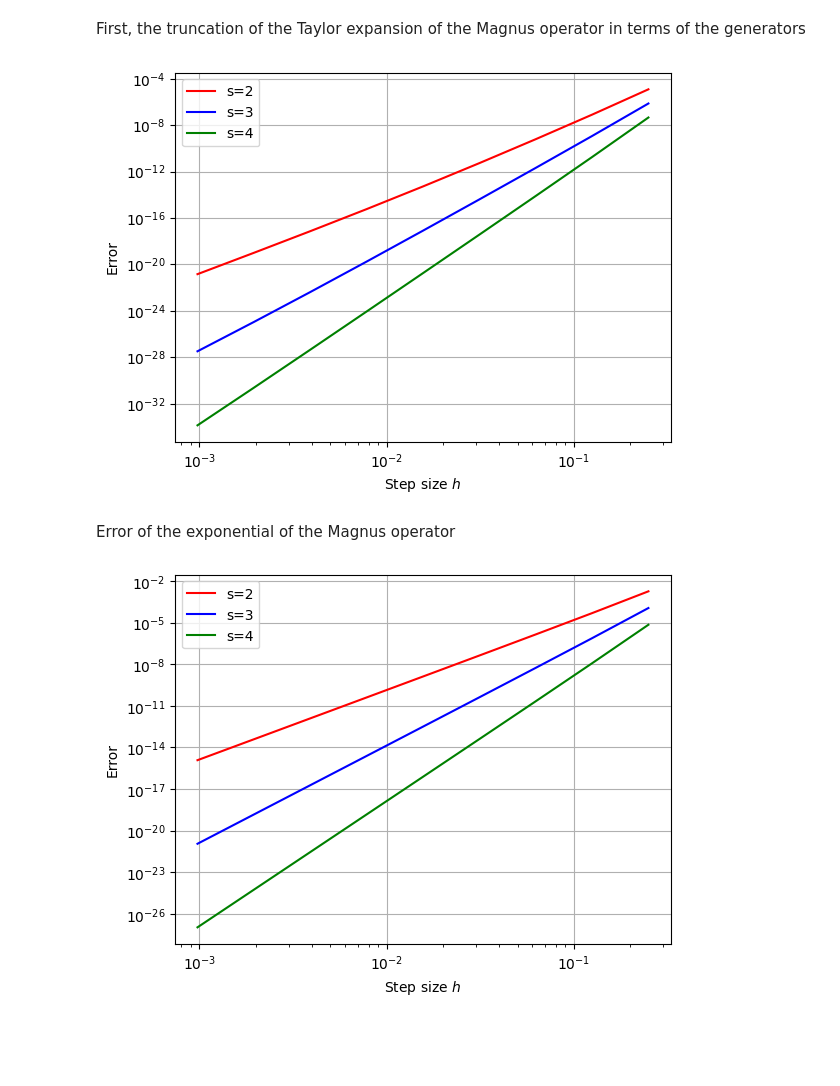
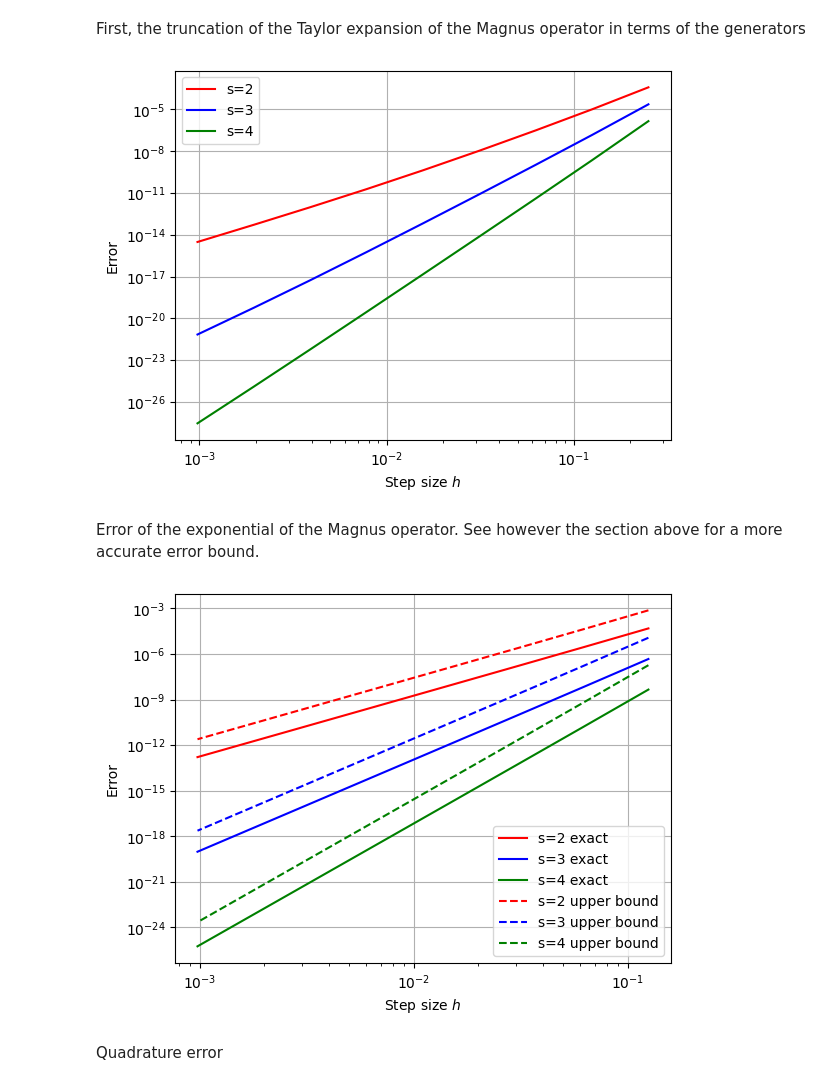
Before and after one commit to XanaduAI/CFQMagnus, a Jupyter notebook: largest_error_bounds.ipynb, the cells around one changed output. Drawn from its saved outputs; the diff is of its cells as text; code cells hidden in the pictures; blank space fills up the shorter version.

Commit message:
All error bounds + some fixes

```diff
--- a/largest_error_bounds.ipynb
+++ b/largest_error_bounds.ipynb
@@ -49,8 +112,8 @@ cs[(4,11)] = [
 # %%
-s = 4
+s = 3
 maxp = 30
-m = 11
-h = 1/(4*m) #1/(4*m)
+m = 5
+h = 1/(4*m)
 # %% [markdown]
 We need two key functions `efficient_number_compositions` and `efficient_weak_compositions`
 # %%
@@ -351,7 +420,7 @@ def partition_to_list(part):
         l += [k]*v
     return l
 # %%
-def efficient_bound(h, p, s, maxc):
+def efficient_bound(h, p, maxc):
     r"""
     Computes a bound for the error of the Magnus expansion of order p.
 
@@ -390,11 +459,13 @@ def efficient_bound(h, p, s, maxc):
 
         bound += num_combs_large/factorial[large_comb_size] * product
 
+    assert(bound/2**(p) <= 1)
+
     return bound * (h/2)**p
 
 h = 1/10
 s = 2
 maxc = 1
-for p in range(1, 30):
-    print(p, efficient_bound(h, p, s, maxc))
+for p in range(0, 30):
+    print(p, efficient_bound(h, p, maxc))
 # %% [output]
@@ -418,7 +489,7 @@ for p in range(1, 30):
 # %%
 # Compute the accumulated bound for different values of h and s
 hs = [1/(2) * 1/2**i for i in range(1,10)]
-maxp = 50
+maxp = 20
 m = 2
 
 for (s, color) in zip([2, 3, 4], ['r', 'b', 'g']):
@@ -433,7 +504,7 @@ for (s, color) in zip([2, 3, 4], ['r', 'b', 'g']):
 
         bound = []
         for p in range(0, maxp+1):
-            bound.append(efficient_bound(h, p, s, 1))
+            bound.append(efficient_bound(h, p, 1))
 
         acc_bound = {}
         acc_bound[2*s] = 0
@@ -473,7 +557,7 @@ def error_Taylor_truncation(h, s, c):
 
     return h**(2*s+1)*(
         (c**(2*s+1)/((2*s+1)*2**(2*s+2))) + c*h/4 - (h**(2*s+1)*c**(2*s+1))/(2**(2*s+1))
-    )*(h/(1-h))*((h/2)/(1-(h/2)))
+    )*(1/(1-h))*(1/(1-(h/2)))
 
 # Plot the error of the Taylor truncation for different values of s and h
 hs = [1/(2) * 1/2**i for i in range(1,10)]
@@ -497,41 +581,72 @@ plt.ylabel('Error')
 plt.xlabel(r'Step size $h$')
 plt.grid()
 # %% [output]
-[figure, old version]
+[figure, new version]
 # %% [markdown]
-Error of the exponential of the Magnus operator
+Error of the exponential of the Magnus operator. See however the section above for a more accurate error bound.
 # %%
 c = 1
 def error_exp_Magnus_Taylor_truncation(h, s, c):
     r"""
     Computes the error of the Taylor truncation of the Magnus expansion of order 2s+1.
     h: step size
     s: order of the Magnus expansion
     c: norm of the Hamiltonian and its derivatives
     """
 
-    return (np.e/2)*(h*c)**(2*s+2)/(1-h*c)
+    c = max(c,1)
+
+    return np.e*(h*c)**(2*s+1)/(1-h*c)
 
 # Plot the error of the Taylor truncation for different values of s and h
 hs = [1/(2) * 1/2**i for i in range(1,10)]
+maxp = 15
 
 for (s, color) in zip([2, 3, 4], ['r', 'b', 'g']):
     plot_hs = []
+    step_error = []
     error = []
     for h in hs:
-        plot_hs.append(h)
-        error.append(error_exp_Magnus_Taylor_truncation(h, s, c)/h)
+        if h <= 1/(4*m):
+            plot_hs.append(h)
+        else:
+            continue
 
-    plt.plot(plot_hs, error, color = color, label = f's={s}')
+        bound = []
+        for p in range(0, maxp+1):
+            bound.append(efficient_bound(h, p, c))
+
+        acc_bound = {}
+        acc_bound[2*s] = 0
+        for i in range(2*s+1, len(bound)):
+            acc_bound[i] = acc_bound[i-1] + bound[i]
+        error.append(acc_bound[maxp]/h)
+
+    plt.plot(plot_hs, error, color = color, label = f's={s} exact')
+
+for (s, color) in zip([2, 3, 4], ['r', 'b', 'g']):
+    plot_hs = []
+    upper_bound_error = []
+    error_low = []
+    for h in hs:
+        if h <= 1/(4*m):
+            plot_hs.append(h)
+        else:
+            continue
+        upper_bound_error.append(error_exp_Magnus_Taylor_truncation(h, s, c)/h)
+
+    plt.plot(plot_hs, upper_bound_error, color = color, label = f's={s} upper bound', linestyle='dashed')
 
 handles, labels = plt.gca().get_legend_handles_labels()
 by_label = dict(zip(labels, handles))
 plt.legend(by_label.values(), by_label.keys())
 
 plt.yscale('log')
 plt.xscale('log')
 plt.ylabel('Error')
 plt.xlabel(r'Step size $h$')
 plt.grid()
 # %% [output]
-[figure, old version]
+[figure, new version]
+# %% [markdown]
+Quadrature error
```
Also changed, not shown: parts of 19 cells of this notebook.
